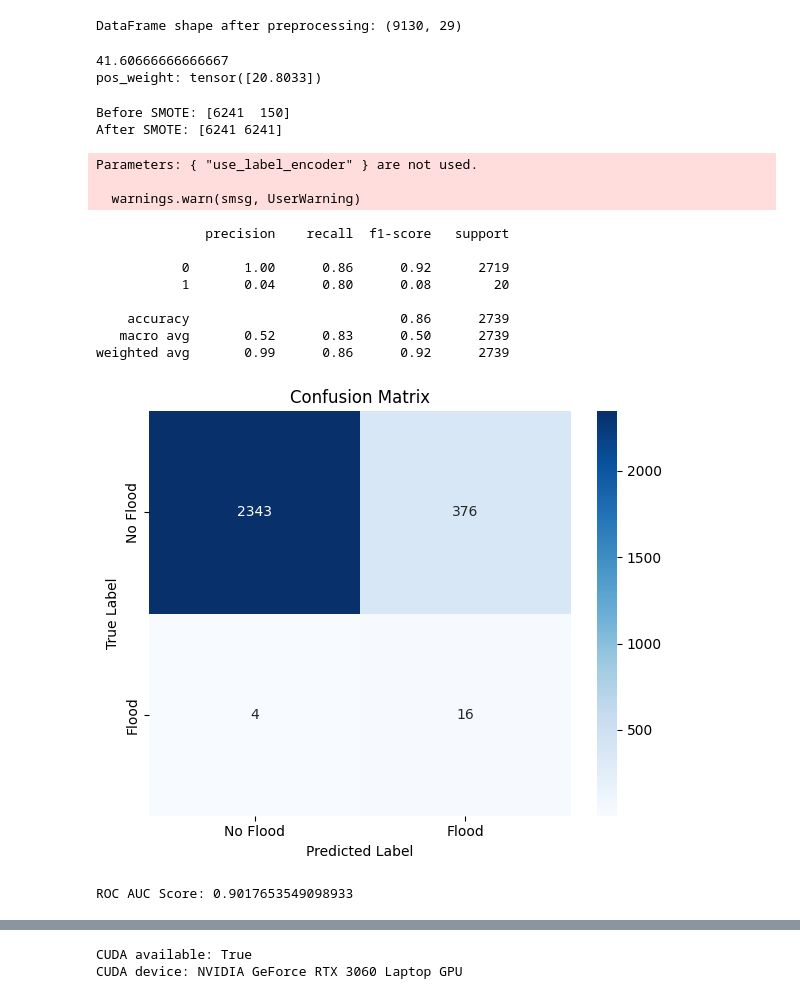
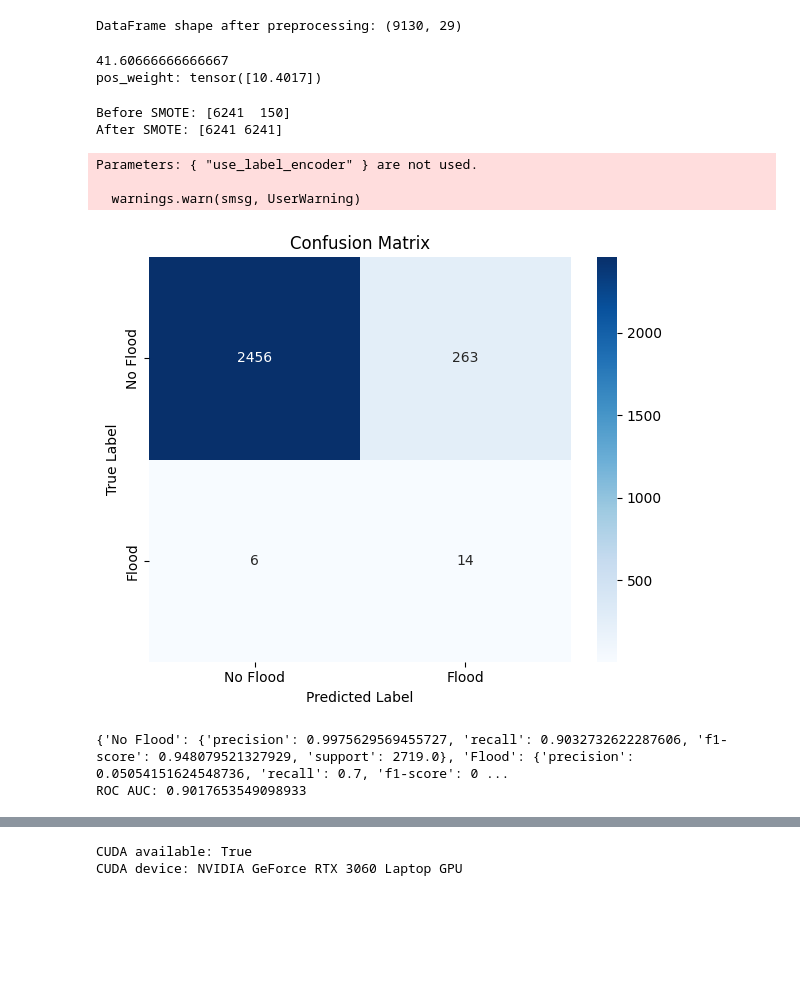
Before and after one commit to Kaos1105/flood-prediction, a Jupyter notebook: flood_model.ipynb, the cells around one changed output, grey strips where cells are left out. Cells and saved outputs as stored; diff of their text form; code cells hidden in the pictures; blank space fills up the shorter version.

```diff
--- a/flood_model.ipynb
+++ b/flood_model.ipynb
@@ -28,8 +28,8 @@ Note: you may need to restart the kernel to use updated packages.
 # ----------------------------
 WINDOW_SIZE = 2  # use past 2 days
 RANDOM_STATE = 8
-WEIGHTED_RATIO_MULTIPLIER = 0.5
-CUSTOM_THRESHOLD = 0.25  # custom threshold for classification
+WEIGHTED_RATIO_MULTIPLIER = 0.25
+CUSTOM_THRESHOLD = 0.5  # custom threshold for classification
 DROPOUT_RATE = 0.4  # dropout rate
 # %%
 import pandas as pd
@@ -176,59 +176,72 @@ pos_weight = torch.tensor([(neg / pos)], dtype=torch.float32) * WEIGHTED_RATIO_M
 print('pos_weight:', pos_weight)
 # %% [output]
 41.60666666666667
-pos_weight: tensor([20.8033])
+pos_weight: tensor([10.4017])
 # %%
+import numpy as np
+from sklearn.metrics import precision_recall_curve, fbeta_score
+
 def xgboost_classification_report(X_train_scaled, X_test_scaled, y_train, y_test):
 
     # ----------------------------
-    # 6. Train XGBoost Classifier
+    # Train XGBoost Classifier
     # ----------------------------
     # Calculate class imbalance ratio
     # scale_pos_weight = (y_train == 0).sum() / (y_train == 1).sum() * WEIGHTED_RATIO_MULTIPLIER
 
     xgb = XGBClassifier(
         n_estimators=100,
         max_depth=5,
         learning_rate=0.1,
         # scale_pos_weight=scale_pos_weight,
         use_label_encoder=False,
            eval_metric='aucpr',
         random_state=RANDOM_STATE
     )
 
     xgb.fit(X_train_scaled, y_train)
 
     # ----------------------------
-    # 7. Evaluate Model
+    # Evaluate Model
     # ----------------------------
     # Predict probability of flood (class 1)
     y_prob = xgb.predict_proba(X_test_scaled)[:, 1]
     # Apply custom threshold
     y_pred = (y_prob > CUSTOM_THRESHOLD).astype(int)
 
-    print(classification_report(y_test, y_pred))
-    confusion_matrix_report(y_test, y_pred)
-    print("ROC AUC Score:", roc_auc_score(y_test, y_prob))
+     # Metrics
+    report = (classification_report(y_test, y_pred, target_names=["No Flood", "Flood"],  output_dict=True))
+    conf_matrix = confusion_matrix_report(y_test, y_pred)
+    roc_auc = roc_auc_score(y_test, y_prob)
+    print(report)
+    print("ROC AUC:", roc_auc_score(y_test, y_prob))
+
+    # probs: model output probabilities for "Flood" class
+    # y_true: ground truth binary labels (0 for No Flood, 1 for Flood)
+
+    precisions, recalls, thresholds = precision_recall_curve(y_test, y_prob)
+
+    return {
+        "F1_NoFlood": report["No Flood"]["f1-score"],
+        "F1_Flood": report["Flood"]["f1-score"],
+        "Precision_Flood": report["Flood"]["precision"],
+        "Recall_Flood": report["Flood"]["recall"],
+        "ROC_AUC": roc_auc,
+        "ConfusionMatrix": conf_matrix,
+    }
 
 X_train_resampled, y_train_resampled = apply_smote(X_train_scaled, y_train)
 
-xgboost_classification_report(X_train_resampled, X_test_scaled, y_train_resampled, y_test)
+xgboots_results = xgboost_classification_report(X_train_resampled, X_test_scaled, y_train_resampled, y_test)
 # %% [output]
 Before SMOTE: [6241  150]
 After SMOTE: [6241 6241]
 Parameters: { "use_label_encoder" } are not used.
 
   warnings.warn(smsg, UserWarning)
+[figure, new version]
-              precision    recall  f1-score   support
-
-           0       1.00      0.86      0.92      2719
-           1       0.04      0.80      0.08        20
-
-    accuracy                           0.86      2739
-   macro avg       0.52      0.83      0.50      2739
-weighted avg       0.99      0.86      0.92      2739
+{'No Flood': {'precision': 0.9975629569455727, 'recall': 0.9032732622287606, 'f1-score': 0.948079521327929, 'support': 2719.0}, 'Flood': {'precision': 0.05054151624548736, 'recall': 0.7, 'f1-score': 0 ...
+ROC AUC: 0.9017653549098933
-[figure, old version]
-ROC AUC Score: 0.9017653549098933
 # %%
 %pip install torch torchvision torchaudio --index-url https://download.pytorch.org/whl/cu121
 # %% [output]
```
Also changed, not shown: parts of 11 cells of this notebook.
